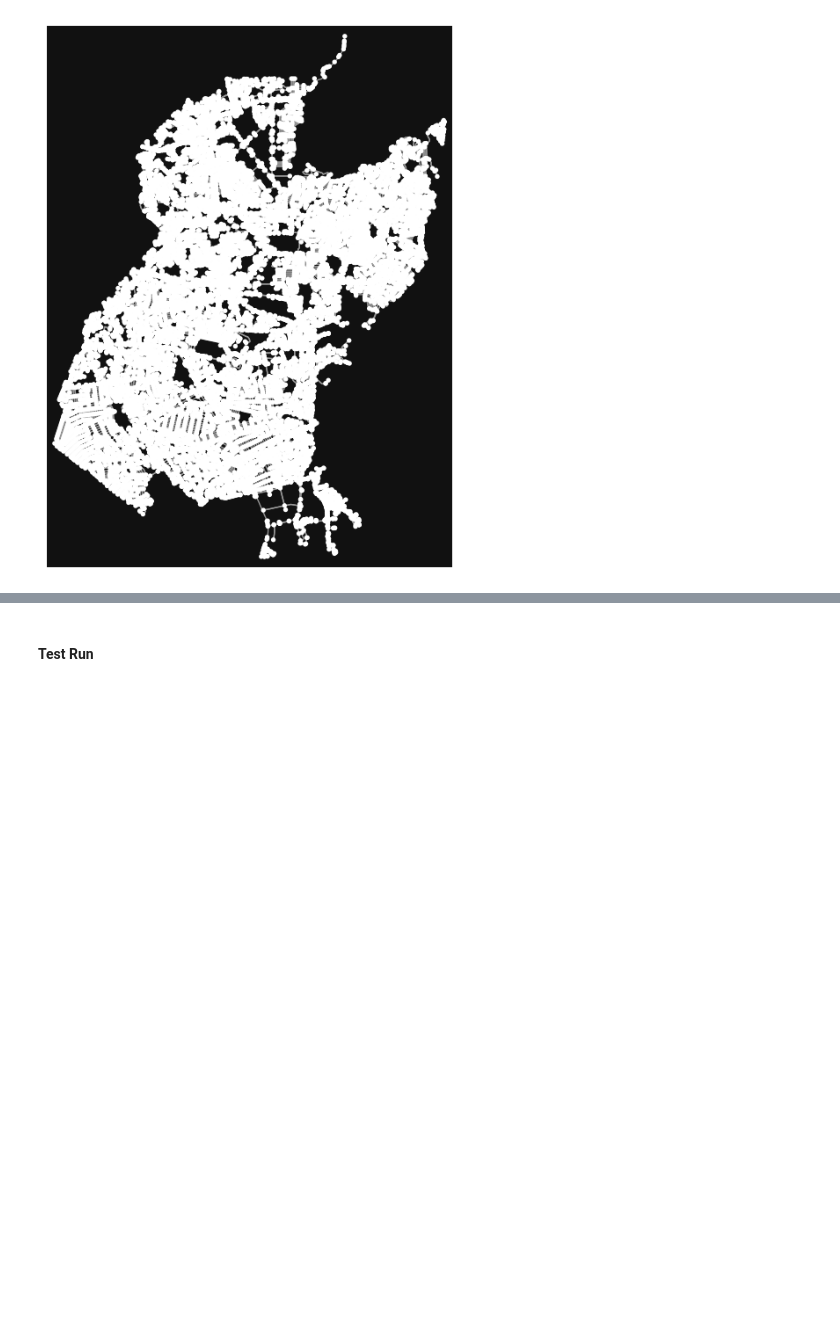
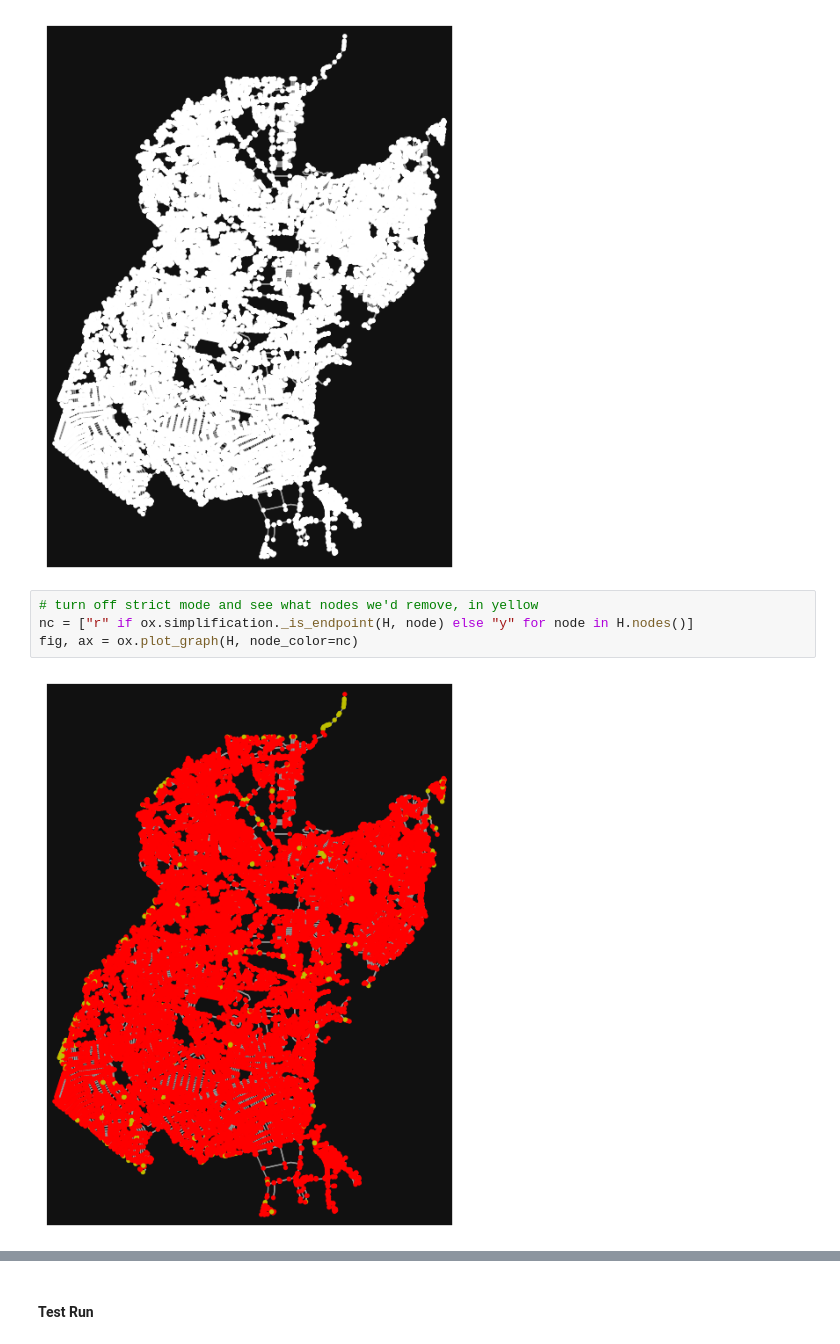
Before and after one commit to msescordial/rnga, a Jupyter notebook: Testing.ipynb, the cells around one changed output, grey strips where cells are left out. Cells and saved outputs as stored; diff of their text form; blank space fills up the shorter version.

```diff
--- a/Testing.ipynb
+++ b/Testing.ipynb
@@ -63,3 +63,9 @@ H = ox.graph.graph_from_place("Quezon City,Metro Manila, Philippines", network_t
 fig, ax = ox.plot_graph(H)
 # %% [output]
 [figure]
+# %%
+# turn off strict mode and see what nodes we'd remove, in yellow
+nc = ["r" if ox.simplification._is_endpoint(H, node) else "y" for node in H.nodes()]
+fig, ax = ox.plot_graph(H, node_color=nc)
+# %% [output]
+[figure, added]
```
Also changed, not shown: parts of 3 cells of this notebook.
